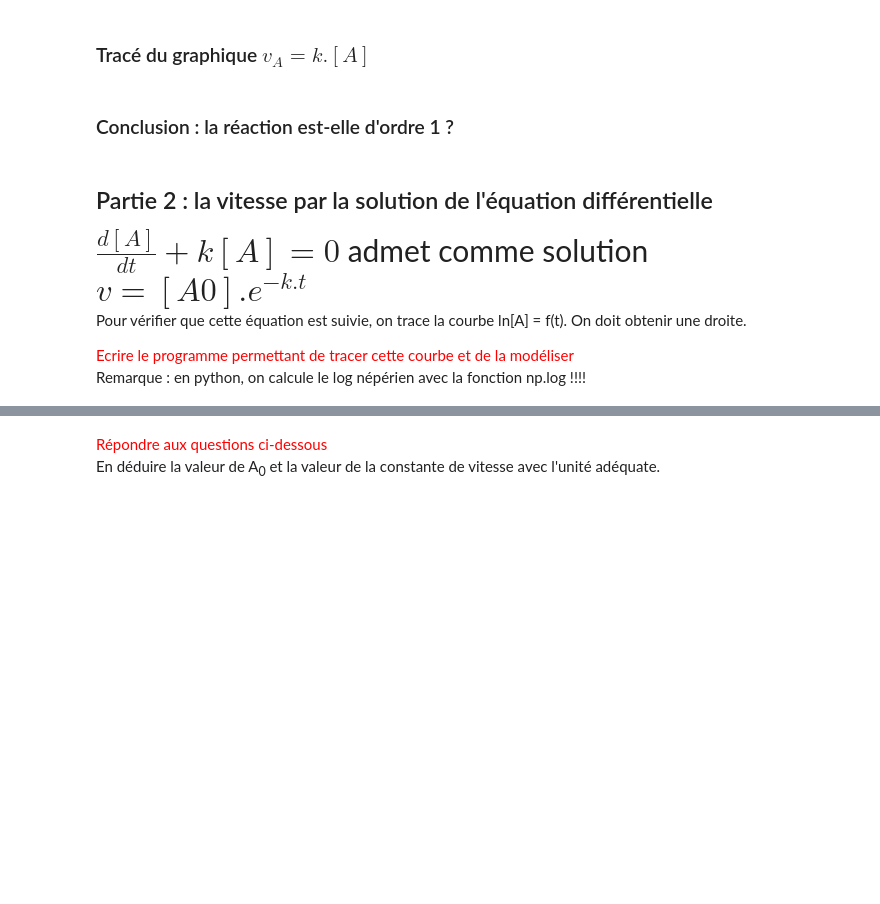
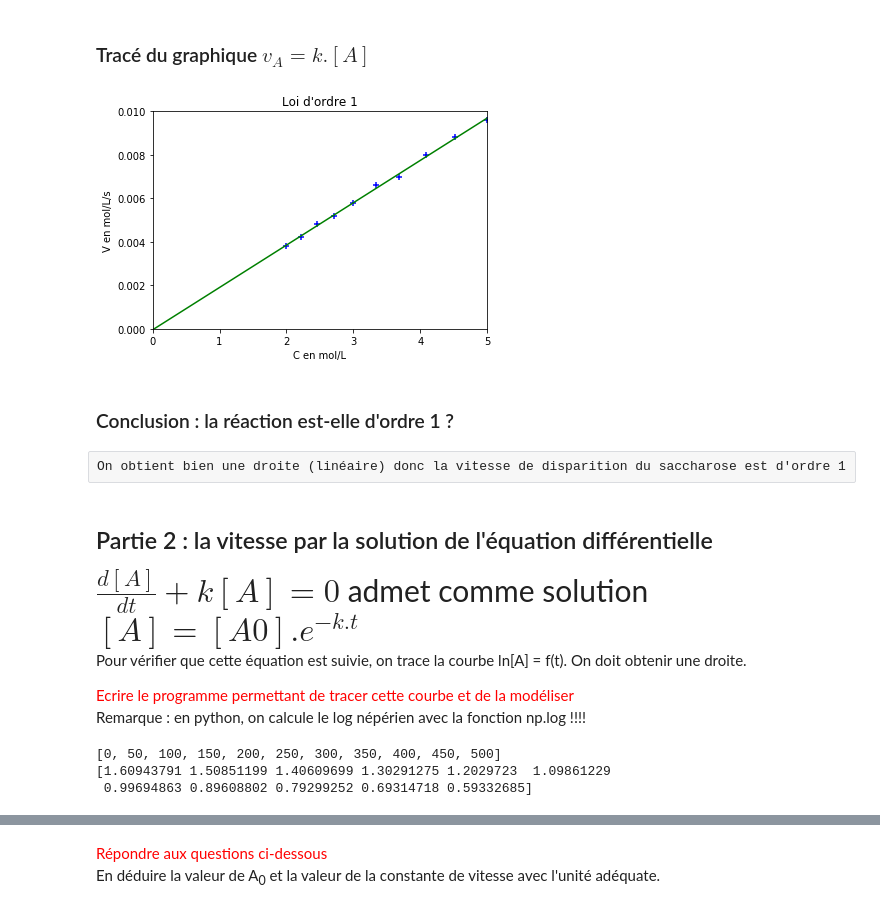
Before and after one commit to nsiCurie/Tsp-, a Jupyter notebook: ordre_reaction_eleve.ipynb, the cells around one changed output, grey strips where cells are left out. Saved outputs shown, nothing was run; the diff lists cells and outputs as text; code cells hidden in the pictures; blank space fills up the shorter version.

```diff
--- a/ordre_reaction_eleve.ipynb
+++ b/ordre_reaction_eleve.ipynb
@@ -109,4 +128,5 @@ Le résultat de la modélisation est-elle conforme à votre provision ?
 ### Représentation de la modélisation
 # %%
 cmodele=np.linspace(0,5,10)
-vmodele=a*ctheo+b
+vmodele=a*cmodele+b
+print(vmodele)
@@ -117,31 +141,39 @@ vmodele=a*ctheo+b
 ### Tracé du graphique  $v_{A} =k. [A]$
 # %%
 # Graphique
-plt.scatter(               )
-plt.plot( )
-plt.xlabel('                ')
-plt.ylabel('                ')
-plt.title('                 ')
+plt.scatter(c, v, marker = '+', color = 'blue')
+plt.plot(cmodele,vmodele,color='green' )
+plt.xlabel('C en mol/L')
+plt.ylabel('V en mol/L/s')
+plt.title('Loi d\'ordre 1')
 #indiquant les valeurs limites des axes pour redimensionner le graphiques
-#plt.xlim(xmini,xmaxi)
-#plt.ylim(ymini,ymaxi)
+plt.xlim(0,5)
+plt.ylim(0,0.01)
 plt.show()
+# %% [output]
+[figure, added]
 # %% [markdown]
 ### Conclusion  : la réaction est-elle d'ordre 1 ?
+# %% [raw]
+On obtient bien une droite (linéaire) donc la vitesse de disparition du saccharose est d'ordre 1
 # %% [markdown]
 ## Partie 2 : la vitesse par la solution de l'équation différentielle
-<div style="font-size:2em">$ \frac{d[A]}{dt}+ k[A]=0 $ admet comme solution $ v = [A0].e^{-k.t}$</div>
+<div style="font-size:2em">$ \frac{d[A]}{dt}+ k[A]=0 $ admet comme solution $ [A] = [A0].e^{-k.t}$</div>
 
 Pour vérifier que cette équation est suivie, on trace la courbe ln[A] = f(t). On doit obtenir une droite.
 <div style="color:red">Ecrire le programme permettant de tracer cette courbe et de la modéliser</div>
 Remarque : en python, on calcule le log népérien avec la fonction np.log !!!!
 # %%
 #recopier les données déjà tapées plus haut car on avait éliminé deux mesures
-c =
+c = [5,4.52,4.08,3.68,3.33,3.0,2.71,2.45,2.21,2,1.81]
 #puis calculer les log
-lnA=
+lnA=np.log(c)
 print(t)
 print(lnA)
+# %% [output]
+[0, 50, 100, 150, 200, 250, 300, 350, 400, 450, 500]
+[1.60943791 1.50851199 1.40609699 1.30291275 1.2029723  1.09861229
+ 0.99694863 0.89608802 0.79299252 0.69314718 0.59332685]
 # %%
 # Graphique
 
```
Also changed, not shown: parts of 22 cells of this notebook.
